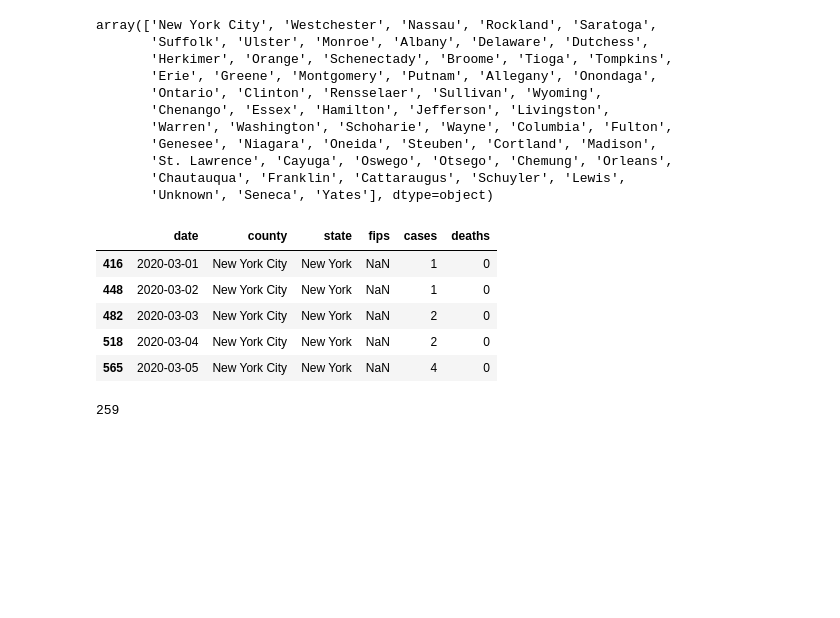
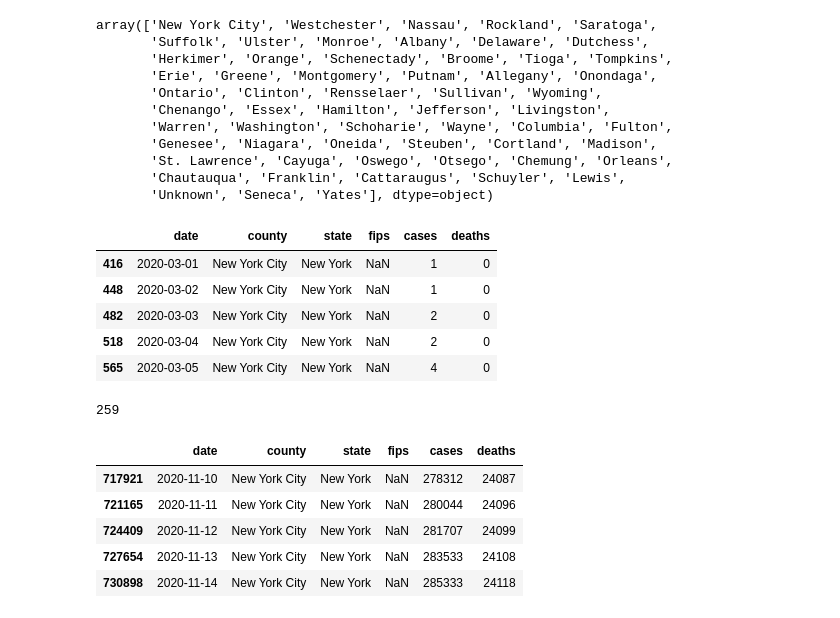
Before and after one commit to sujeongcha/TimeSeries-Transporation-and-Covid19, a Jupyter notebook: covid19_data_preprocessing.ipynb, the cells around one changed output. Drawn from its saved outputs; the diff is of its cells as text; code cells hidden in the pictures; blank space fills up the shorter version.

```diff
--- a/covid19_data_preprocessing.ipynb
+++ b/covid19_data_preprocessing.ipynb
@@ -51,4 +54,11 @@ len(ny_df.loc[ny_df['county'] == "New York City"])
 # %% [output]
 259
 # %%
-ny_df.loc[ny_df['county'] == "New York City"].tail
+ny_df.loc[ny_df['county'] == "New York City"].tail()
+# %% [output]
+|  | date | county | state | fips | cases | deaths |
+| 717921 | 2020-11-10 | New York City | New York | NaN | 278312 | 24087 |
+| 721165 | 2020-11-11 | New York City | New York | NaN | 280044 | 24096 |
+| 724409 | 2020-11-12 | New York City | New York | NaN | 281707 | 24099 |
+| 727654 | 2020-11-13 | New York City | New York | NaN | 283533 | 24108 |
+| 730898 | 2020-11-14 | New York City | New York | NaN | 285333 | 24118 |
```
Also changed, not shown: parts of 5 cells of this notebook.
